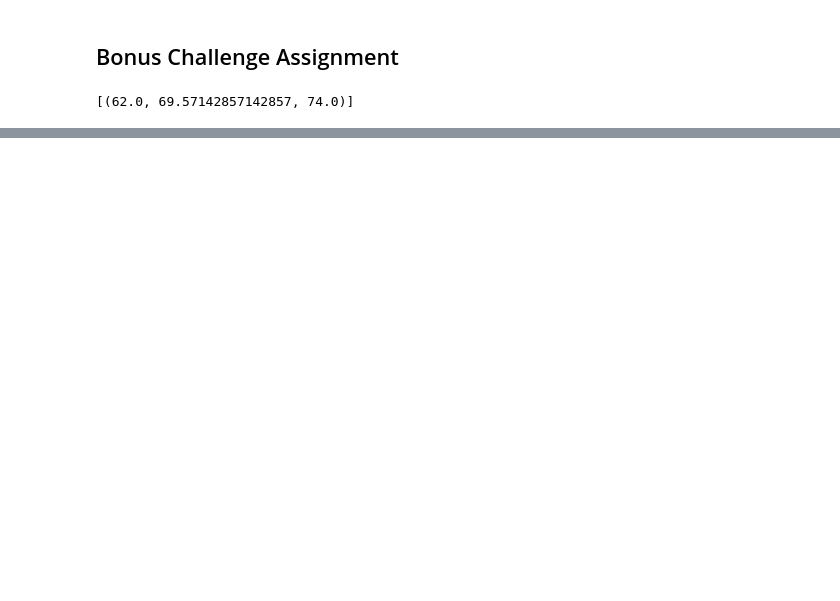
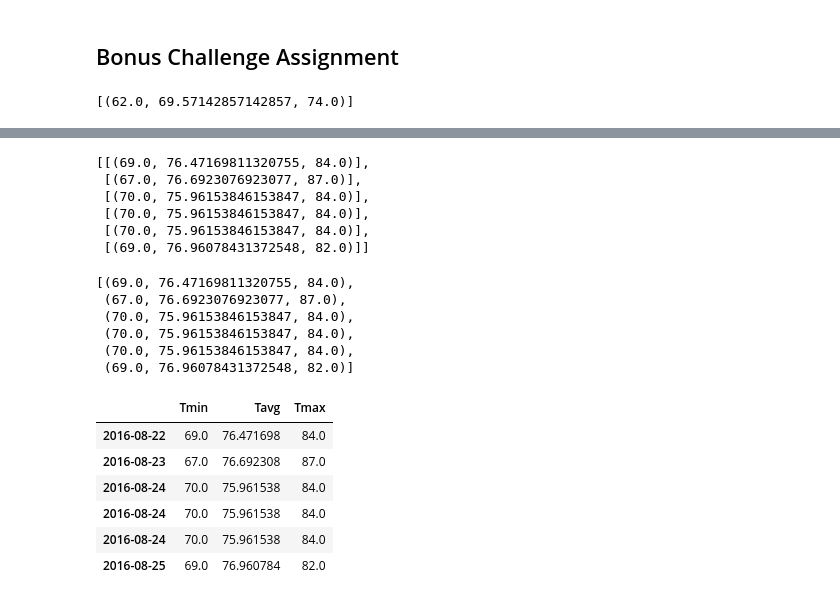
Before and after one commit to erikayi/sqlalchemy-challenge, a Jupyter notebook: climate_final.ipynb, the cells around one changed output, grey strips where cells are left out. Cells and saved outputs as stored; diff of their text form; code cells hidden in the pictures; blank space fills up the shorter version.

```diff
--- a/climate_final.ipynb
+++ b/climate_final.ipynb
@@ -472,14 +522,61 @@ daily_normals("01-01")
 # calculate the daily normals for your trip
 # push each tuple of calculations into a list called `normals`
 
+end_date = dt.datetime(2017,8,23)
+begin_date = dt.datetime(2016,8,22)
+
 # Set the start and end date of the trip
+trip_start_year = '2016,08,22'
+trip_end_year = '2016,08,25'
 
 # Use the start and end date to create a range of dates
+date_range = ['2016-08-22', '2016-08-23', '2016-08-24', '2016-08-24', '2016-08-24', '2016-08-25']
+
+# Convert to the string format to datetime
+dates_list = [dt.datetime.strptime(date, "%Y-%m-%d") for date in date_range]
+dates_list
 
 # Stip off the year and save a list of %m-%d strings
+converted_dates = [date.strftime('%m-%d') for date in dates_list]
+converted_dates
 
 # Loop through the list of %m-%d strings and calculate the normals for each date
+date_list = converted_dates
+normals = [daily_normals(date) for date in date_list]
+normals
+# %% [output]
+[[(69.0, 76.47169811320755, 84.0)],
+ [(67.0, 76.6923076923077, 87.0)],
+ [(70.0, 75.96153846153847, 84.0)],
+ [(70.0, 75.96153846153847, 84.0)],
+ [(70.0, 75.96153846153847, 84.0)],
+ [(69.0, 76.96078431372548, 82.0)]]
+# %%
+# Clean up the normal lists
+
+clean_normals = [item for list in normals for item in list]
+clean_normals
+# %% [output]
+[(69.0, 76.47169811320755, 84.0),
+ (67.0, 76.6923076923077, 87.0),
+ (70.0, 75.96153846153847, 84.0),
+ (70.0, 75.96153846153847, 84.0),
+ (70.0, 75.96153846153847, 84.0),
+ (69.0, 76.96078431372548, 82.0)]
 # %%
 # Load the previous query results into a Pandas DataFrame and add the `trip_dates` range as the `date` index
+trip_dates=['2016-08-22', '2016-08-23', '2016-08-24', '2016-08-24', '2016-08-24', '2016-08-25']
+
+query_results_df = pd.DataFrame(clean_normals, columns=["Tmin", "Tavg", "Tmax"], index=trip_dates)
+# query_results_df.set_index('date')
+query_results_df
+# %% [output]
+|  | Tmin | Tavg | Tmax |
+| 2016-08-22 | 69.0 | 76.471698 | 84.0 |
+| 2016-08-23 | 67.0 | 76.692308 | 87.0 |
+| 2016-08-24 | 70.0 | 75.961538 | 84.0 |
+| 2016-08-24 | 70.0 | 75.961538 | 84.0 |
+| 2016-08-24 | 70.0 | 75.961538 | 84.0 |
+| 2016-08-25 | 69.0 | 76.960784 | 82.0 |
 # %%
 # Plot the daily normals as an area plot with `stacked=False`
```
Also changed, not shown: parts of 8 cells of this notebook, 1 other file.
